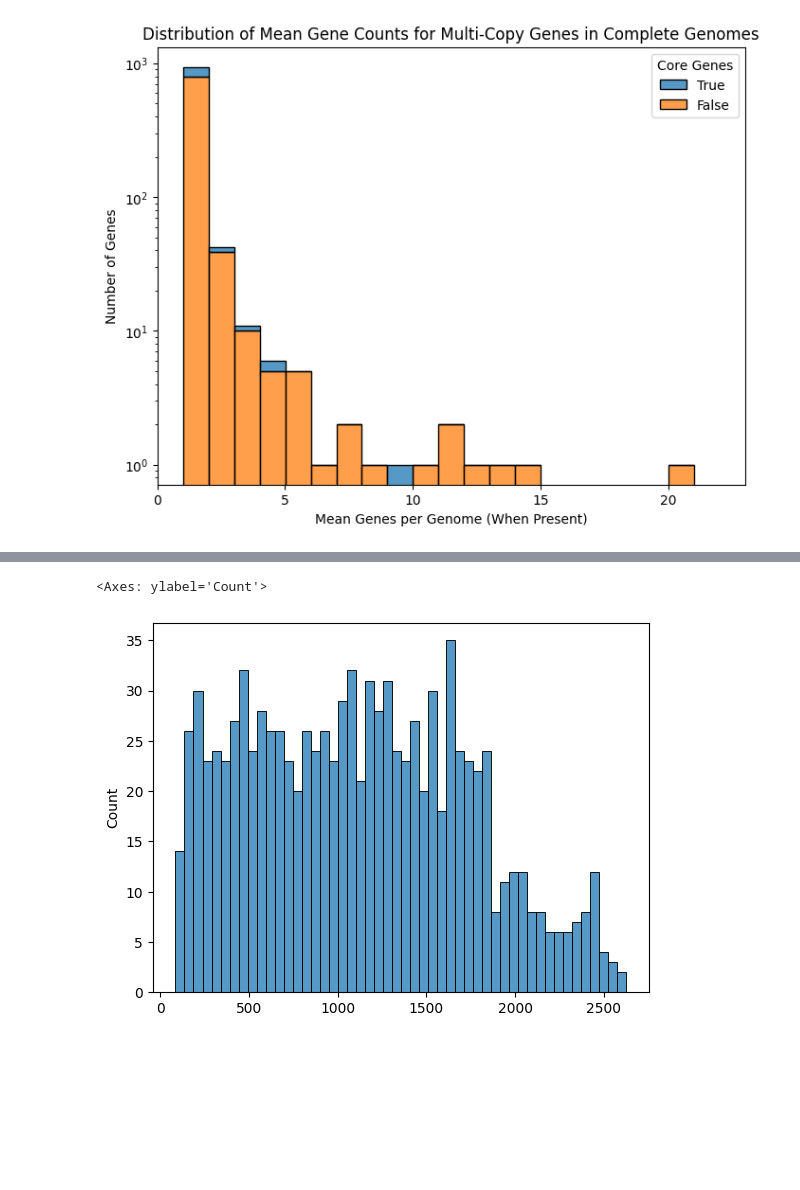
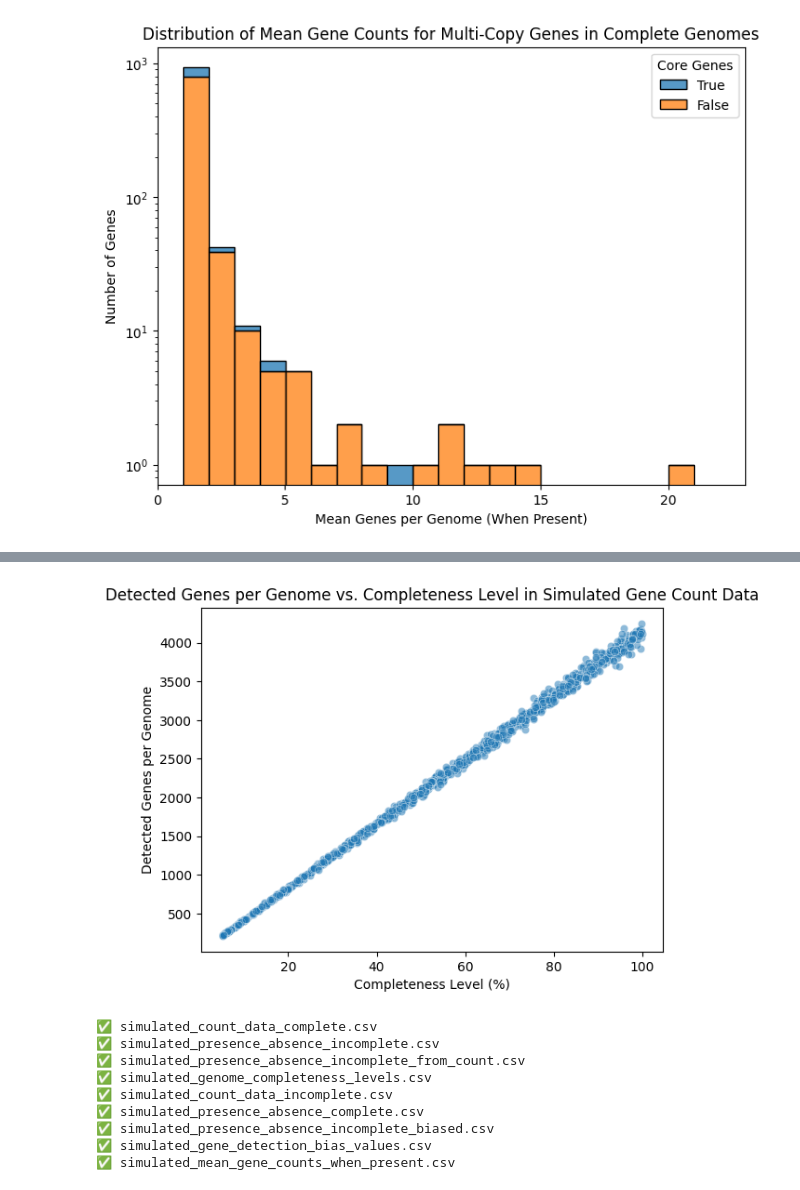
Before and after one commit to blasks/gene-prevalence, a Jupyter notebook: analyses/data-cleaning.ipynb, the cells around one changed output, grey strips where cells are left out. Saved outputs shown, nothing was run; the diff lists cells and outputs as text; code cells hidden in the pictures; blank space fills up the shorter version.

```diff
--- a/analyses/data-cleaning.ipynb
+++ b/analyses/data-cleaning.ipynb
@@ -552,9 +524,0 @@ Median genes per genome: 2998.0
-# %%
-# make simulated count data using poisson distribution
-# with lambda equal to gene prevalence probabilities
-
-sim_count_df = sim_complete_df.copy()
-for genome in simulated_genomes:
-    sim_count_df[genome] = np.random.poisson(lam=p_vector)
-
-sim_count_df
@@ -725,5 +525,60 @@ sns.histplot(simulated_completeness, bins=20)
-# %%
-sns.histplot(simulated_pangenome_df.sum(), bins=50)
-# %% [output]
-<Axes: ylabel='Count'>
-[figure, removed]
+# %%
+# generate incomplete simulated count data based on completeness levels
+
+sim_count_incomplete_df = pd.DataFrame(0, index=sim_count_df.index, columns=sim_count_df.columns)
+for genome, completeness in zip(simulated_genomes, completeness_levels):
+    # determine how many of the present genes to mask based on the completeness level
+    n_present = sim_count_df[genome].sum()
+    n_detected = round(n_present * completeness)
+    if n_detected < n_present:
+        # expand counts into list of genes (e.g. if gene A has count of 3, it will be represented as [A, A, A])
+        genes = np.repeat(sim_count_df.index, sim_count_df[genome])
+        # randomly draw genes that will be detected (i.e. not missing)
+        genes_detected = rng.choice(
+            genes,
+            size=n_detected,
+            replace=False,
+        )
+        gene_counts = pd.Series(genes_detected).value_counts()
+        sim_count_incomplete_df.loc[gene_counts.index, genome] = gene_counts.values
+
+# look at detected genes per genome in simulated incomplete data
+sns.scatterplot(x=completeness_levels * 100, y=sim_count_incomplete_df.sum(axis=0), alpha=0.5)
+plt.xlabel('Completeness Level (%)')
+plt.ylabel('Detected Genes per Genome')
+plt.title('Detected Genes per Genome vs. Completeness Level in Simulated Gene Count Data')
+plt.show()
+# %% [output]
+[figure, added]
+# %%
+# save simulated count data for downstream use
+
+# simulated count data
+sim_count_df.to_csv(simulated_dir / 'simulated_count_data_complete.csv', index=True)
+sim_count_incomplete_df.to_csv(simulated_dir / 'simulated_count_data_incomplete.csv', index=True)
+
+# save simulated mean gene count data
+pd.DataFrame(
+    mean_gene_count,
+    index=simulated_genes,
+    columns=['Mean_Gene_Count_When_Present']).to_csv(
+        simulated_dir / 'simulated_mean_gene_counts_when_present.csv', index=True)
+
+# for efficiency, also save a presence-absence version of the incomplete count data for downstream use
+sim_pa_from_count_df = sim_count_incomplete_df.copy()
+sim_pa_from_count_df[sim_pa_from_count_df > 0] = 1
+sim_pa_from_count_df.to_csv(simulated_dir / 'simulated_presence_absence_incomplete_from_count.csv', index=True)
+
+# show saved files in directory
+for f in simulated_dir.iterdir():
+    print(f'✅ {f.name}')
+# %% [output]
+✅ simulated_count_data_complete.csv
+✅ simulated_presence_absence_incomplete.csv
+✅ simulated_presence_absence_incomplete_from_count.csv
+✅ simulated_genome_completeness_levels.csv
+✅ simulated_count_data_incomplete.csv
+✅ simulated_presence_absence_complete.csv
+✅ simulated_presence_absence_incomplete_biased.csv
+✅ simulated_gene_detection_bias_values.csv
+✅ simulated_mean_gene_counts_when_present.csv
```
Also changed, not shown: parts of 18 cells of this notebook, 1 other file.
